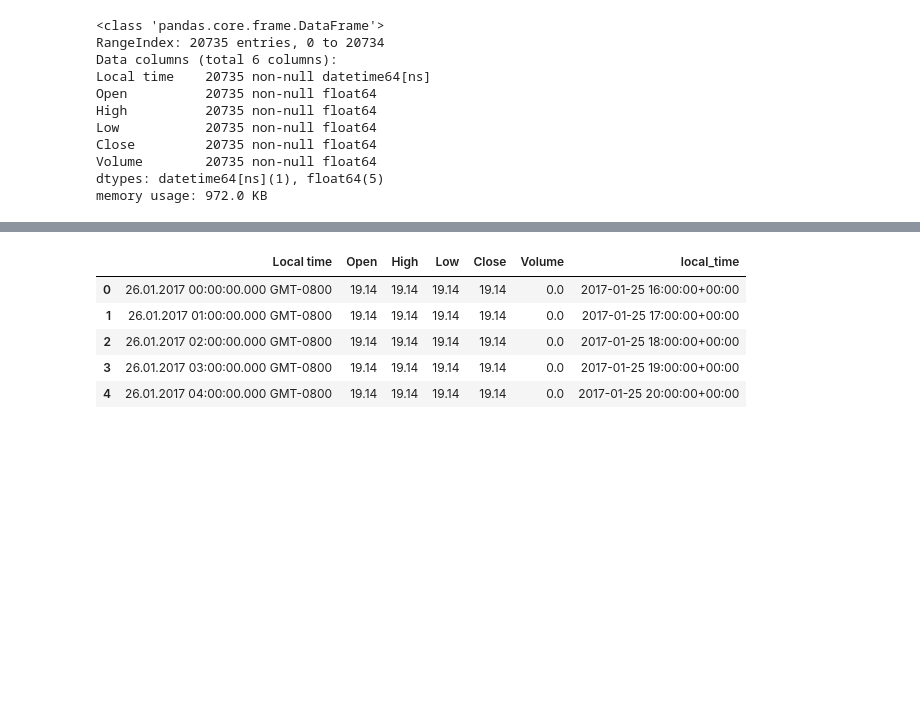
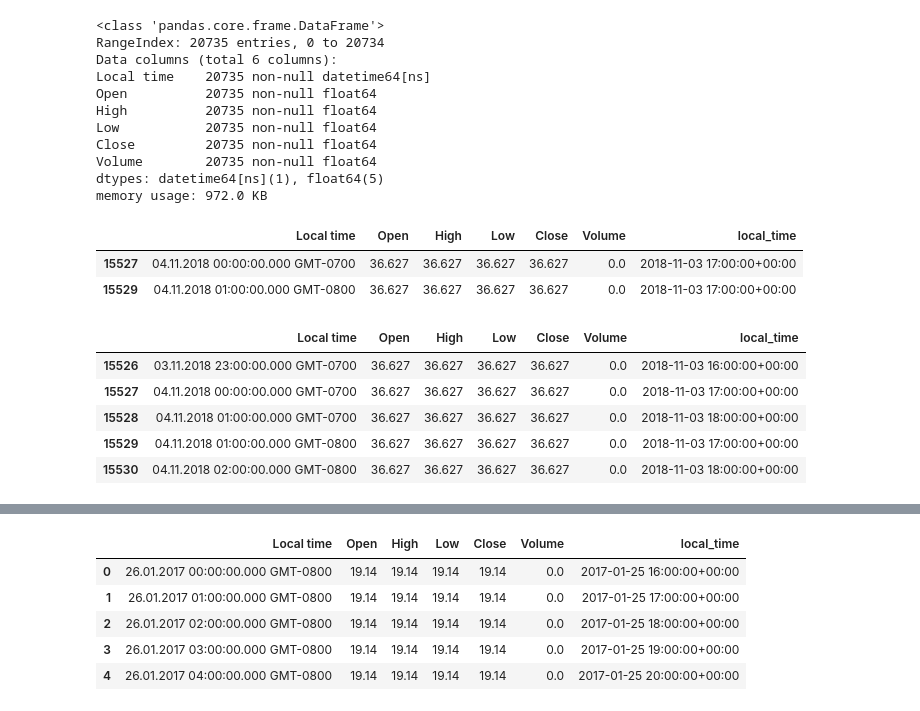
Before and after one commit to MohammadBakir/Bitcoin-Price-Prediction, a Jupyter notebook: crypto_currency_and_market_value_history/VIX EDA hourly.ipynb, the cells around one changed output, grey strips where cells are left out. Saved outputs shown, nothing was run; the diff lists cells and outputs as text; code cells hidden in the pictures; blank space fills up the shorter version.

```diff
--- a/crypto_currency_and_market_value_history/VIX EDA hourly.ipynb
+++ b/crypto_currency_and_market_value_history/VIX EDA hourly.ipynb
@@ -51,3 +51,18 @@ Close         20735 non-null float64
 Volume        20735 non-null float64
 dtypes: datetime64[ns](1), float64(5)
 memory usage: 972.0 KB
+# %%
+vix_volatility_hourly_history_df[vix_volatility_hourly_history_df.local_time == '2018-11-03 17:00:00+00:00']
+# %% [output]
+|  | Local time | Open | High | Low | Close | Volume | local_time |
+| 15527 | 04.11.2018 00:00:00.000 GMT-0700 | 36.627 | 36.627 | 36.627 | 36.627 | 0.0 | 2018-11-03 17:00:00+00:00 |
+| 15529 | 04.11.2018 01:00:00.000 GMT-0800 | 36.627 | 36.627 | 36.627 | 36.627 | 0.0 | 2018-11-03 17:00:00+00:00 |
+# %%
+vix_volatility_hourly_history_df[15526:15531]
+# %% [output]
+|  | Local time | Open | High | Low | Close | Volume | local_time |
+| 15526 | 03.11.2018 23:00:00.000 GMT-0700 | 36.627 | 36.627 | 36.627 | 36.627 | 0.0 | 2018-11-03 16:00:00+00:00 |
+| 15527 | 04.11.2018 00:00:00.000 GMT-0700 | 36.627 | 36.627 | 36.627 | 36.627 | 0.0 | 2018-11-03 17:00:00+00:00 |
+| 15528 | 04.11.2018 01:00:00.000 GMT-0700 | 36.627 | 36.627 | 36.627 | 36.627 | 0.0 | 2018-11-03 18:00:00+00:00 |
+| 15529 | 04.11.2018 01:00:00.000 GMT-0800 | 36.627 | 36.627 | 36.627 | 36.627 | 0.0 | 2018-11-03 17:00:00+00:00 |
+| 15530 | 04.11.2018 02:00:00.000 GMT-0800 | 36.627 | 36.627 | 36.627 | 36.627 | 0.0 | 2018-11-03 18:00:00+00:00 |
```
Also changed, not shown: parts of 8 cells of this notebook, 1 other file.
